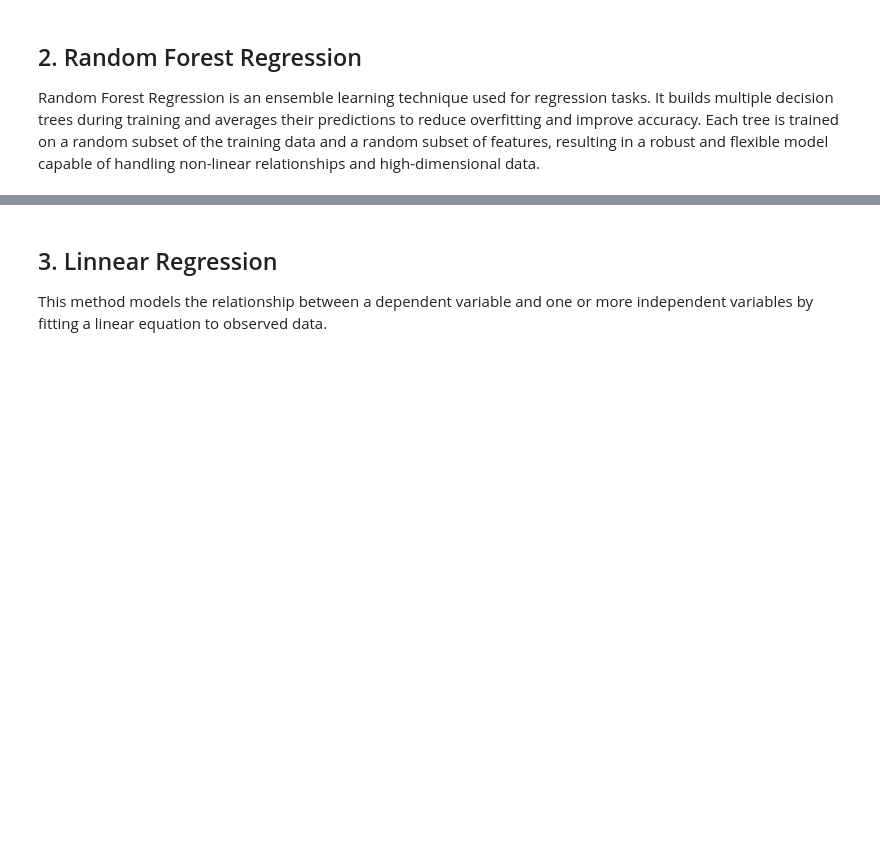
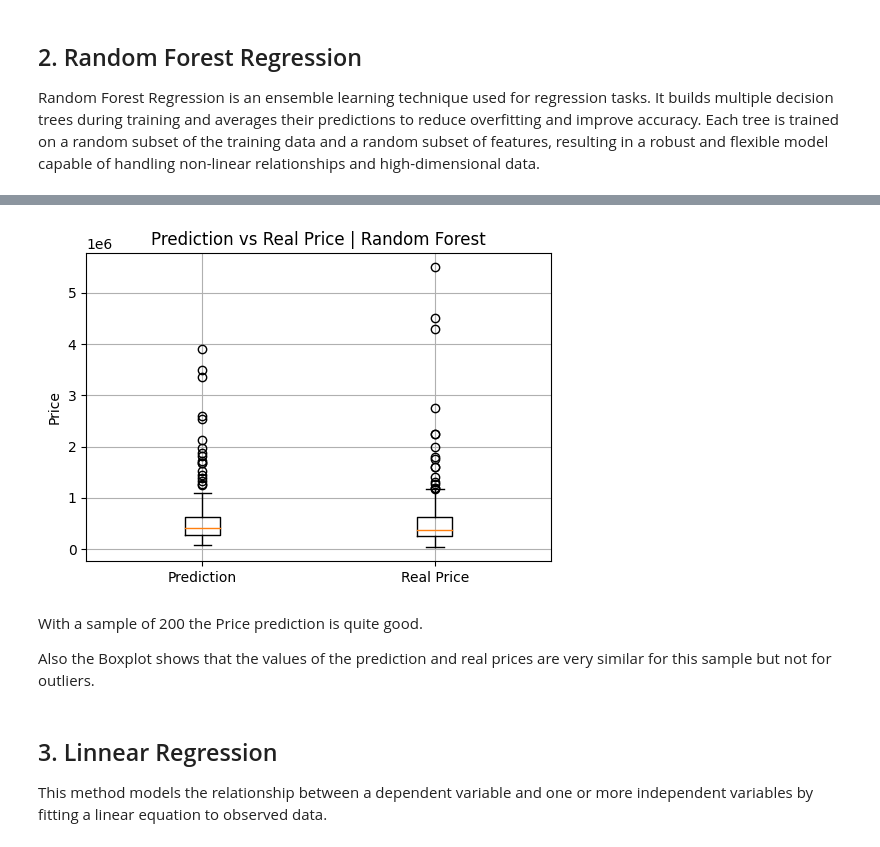
Before and after one commit to LarrySerratos/CienciaMatematicadeDatos, a Jupyter notebook: Diplomado-ModeloPredictivo.ipynb, the cells around one changed output, grey strips where cells are left out. Cells and saved outputs as stored; diff of their text form; code cells hidden in the pictures; blank space fills up the shorter version.

```diff
--- a/Diplomado-ModeloPredictivo.ipynb
+++ b/Diplomado-ModeloPredictivo.ipynb
@@ -145,3 +189,17 @@ R2   :  0.6173
+# %%
+fig, ax = plt.subplots(figsize=(6,4))
+ax.boxplot([y_pred_rf[l:l+200],list(y_test_rf)[l:l+200]])#,label='Real Price')
+ax.set_title('Prediction vs Real Price | Random Forest')
+ax.set_ylabel('Price')
+ax.set_xticklabels(['Prediction', 'Real Price'])
+plt.grid()
+plt.show()
+# %% [output]
+[figure, added]
+# %% [markdown]
+With a sample of 200 the Price prediction is quite good.
+
+Also the Boxplot shows that the values of the prediction and real prices are very similar for this sample but not for outliers.
 # %% [markdown]
 ## 3. Linnear Regression
 
```
Also changed, not shown: parts of 13 cells of this notebook.
